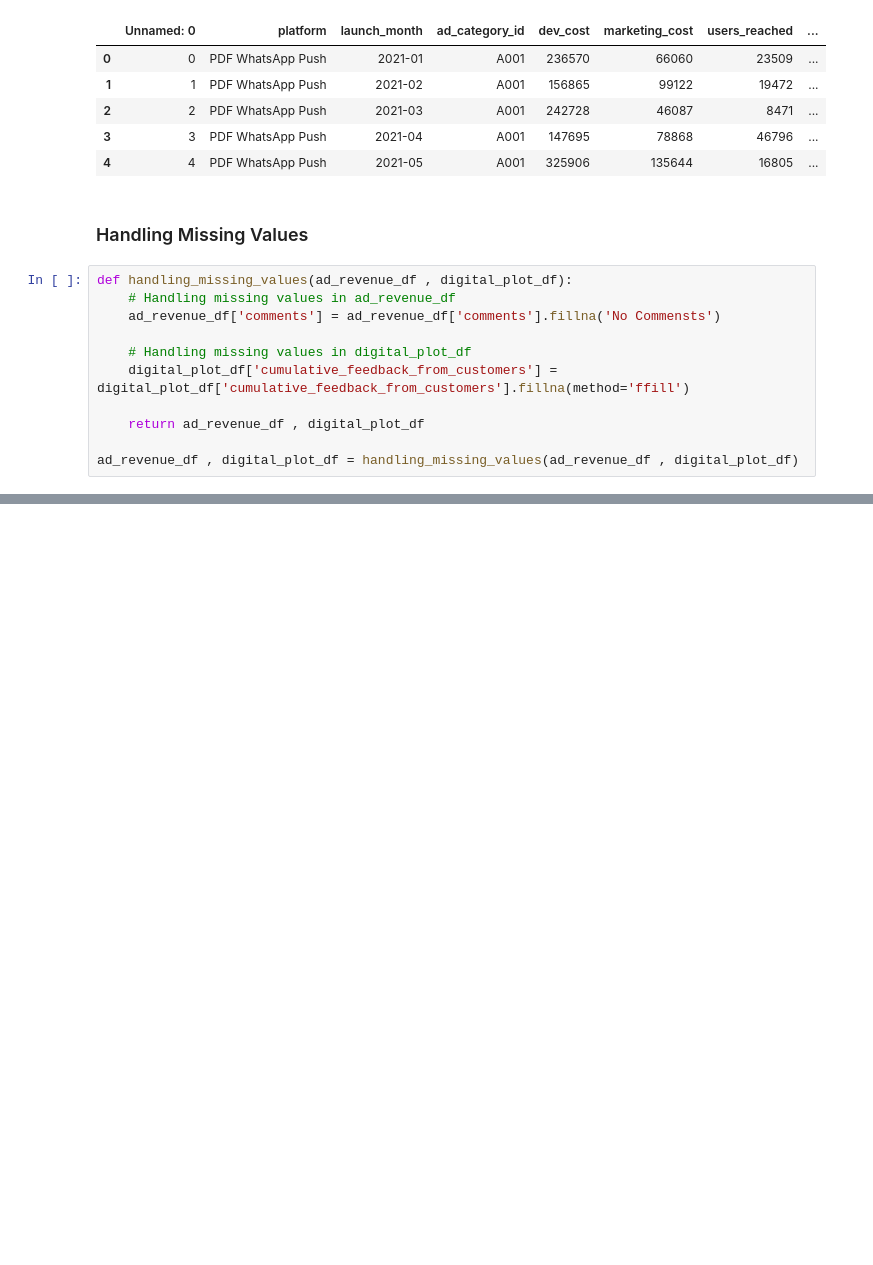
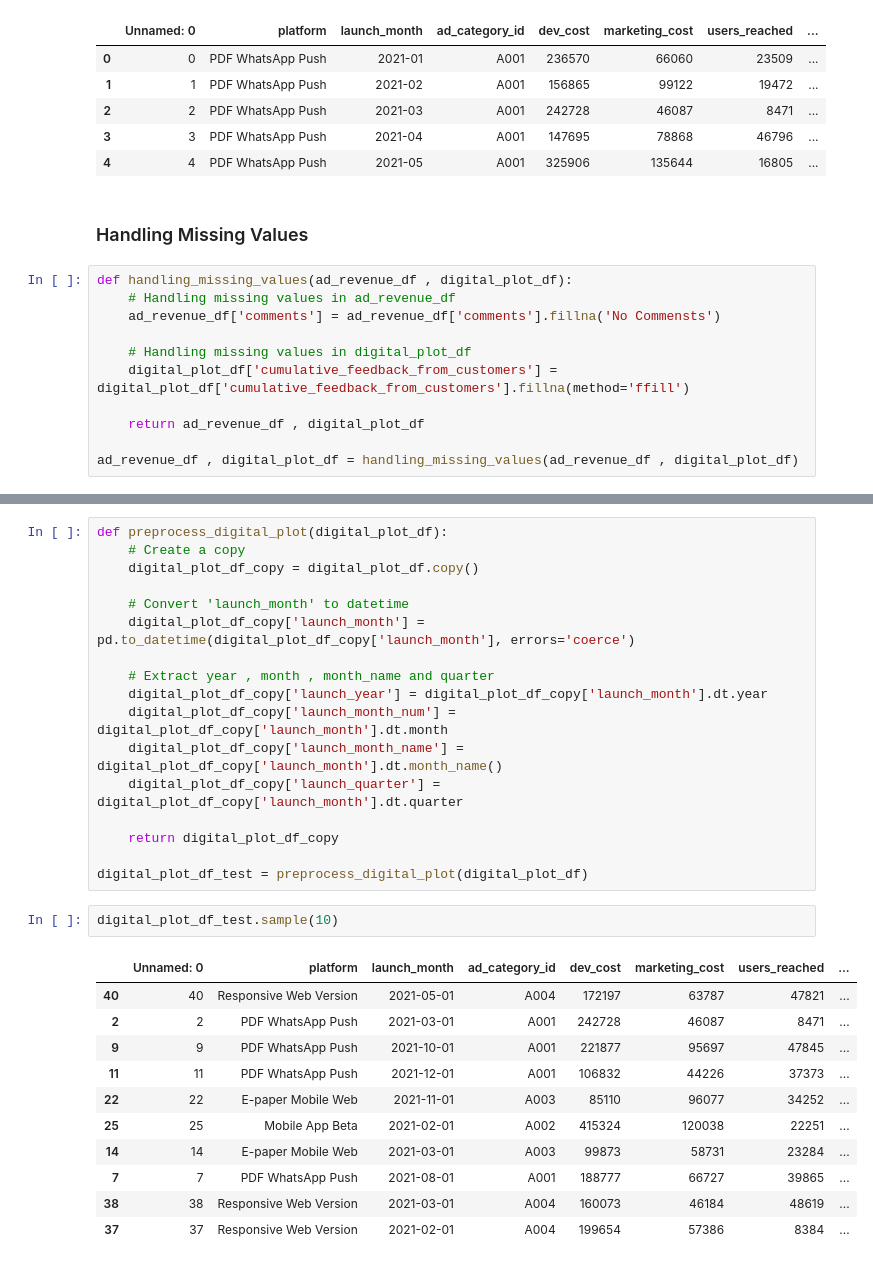
Before and after one commit to Gummudu-Hemanth/Bharat-Herald-Analytics, a Jupyter notebook: notebooks/preprocessing.ipynb, the cells around one changed output, grey strips where cells are left out. Saved outputs shown, nothing was run; the diff lists cells and outputs as text; blank space fills up the shorter version.

```diff
--- a/notebooks/preprocessing.ipynb
+++ b/notebooks/preprocessing.ipynb
@@ -112,0 +190,31 @@ ad_revenue_df , digital_plot_df = handling_missing_values(ad_revenue_df , digita
+# %%
+def preprocess_digital_plot(digital_plot_df):
+	# Create a copy
+	digital_plot_df_copy = digital_plot_df.copy()
+
+	# Convert 'launch_month' to datetime
+	digital_plot_df_copy['launch_month'] = pd.to_datetime(digital_plot_df_copy['launch_month'], errors='coerce')
+
+	# Extract year , month , month_name and quarter
+	digital_plot_df_copy['launch_year'] = digital_plot_df_copy['launch_month'].dt.year
+	digital_plot_df_copy['launch_month_num'] = digital_plot_df_copy['launch_month'].dt.month
+	digital_plot_df_copy['launch_month_name'] = digital_plot_df_copy['launch_month'].dt.month_name()
+	digital_plot_df_copy['launch_quarter'] = digital_plot_df_copy['launch_month'].dt.quarter
+
+	return digital_plot_df_copy
+
+digital_plot_df_test = preprocess_digital_plot(digital_plot_df)
+# %%
+digital_plot_df_test.sample(10)
+# %% [output]
+|  | Unnamed: 0 | platform | launch_month | ad_category_id | dev_cost | marketing_cost | users_reached | ... |
+| 40 | 40 | Responsive Web Version | 2021-05-01 | A004 | 172197 | 63787 | 47821 | ... |
+| 2 | 2 | PDF WhatsApp Push | 2021-03-01 | A001 | 242728 | 46087 | 8471 | ... |
+| 9 | 9 | PDF WhatsApp Push | 2021-10-01 | A001 | 221877 | 95697 | 47845 | ... |
+| 11 | 11 | PDF WhatsApp Push | 2021-12-01 | A001 | 106832 | 44226 | 37373 | ... |
+| 22 | 22 | E-paper Mobile Web | 2021-11-01 | A003 | 85110 | 96077 | 34252 | ... |
+| 25 | 25 | Mobile App Beta | 2021-02-01 | A002 | 415324 | 120038 | 22251 | ... |
+| 14 | 14 | E-paper Mobile Web | 2021-03-01 | A003 | 99873 | 58731 | 23284 | ... |
+| 7 | 7 | PDF WhatsApp Push | 2021-08-01 | A001 | 188777 | 66727 | 39865 | ... |
+| 38 | 38 | Responsive Web Version | 2021-03-01 | A004 | 160073 | 46184 | 48619 | ... |
+| 37 | 37 | Responsive Web Version | 2021-02-01 | A004 | 199654 | 57386 | 8384 | ... |
```
Also changed, not shown: parts of 19 cells of this notebook, 6 other files.
